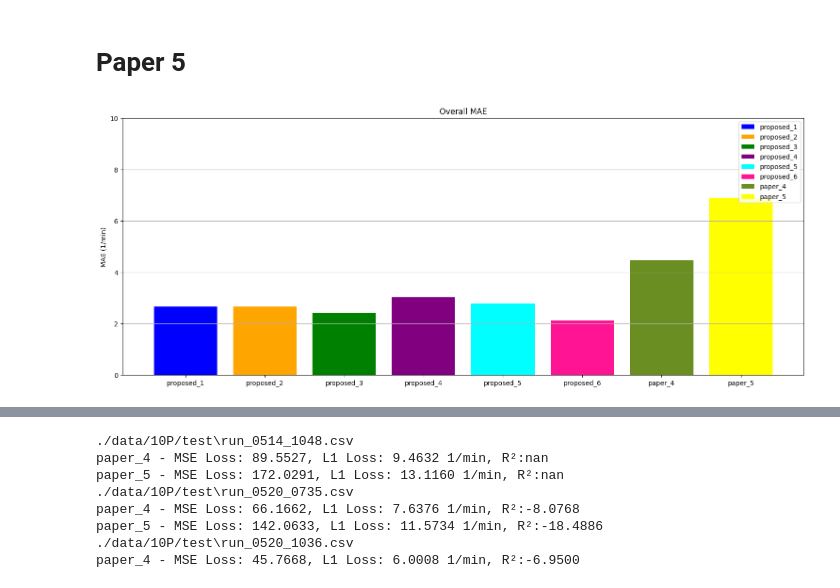
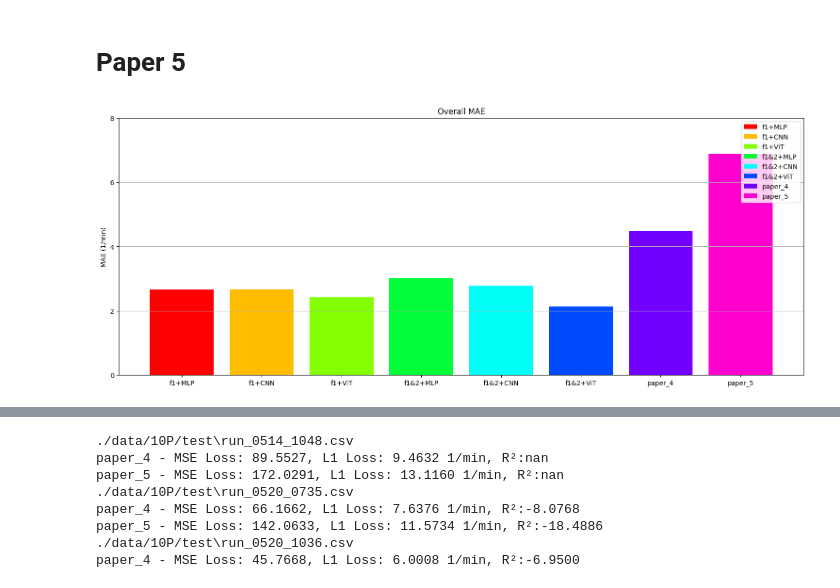
Before and after one commit to Yang-Yun-Yeh/RR-HR, a Jupyter notebook: paper.ipynb, the cells around one changed output, grey strips where cells are left out. Cells and saved outputs as stored; diff of their text form; code cells hidden in the pictures.

```diff
--- a/paper.ipynb
+++ b/paper.ipynb
@@ -543,12 +543,15 @@ def evaluate_paper_action(dir, models_name=["paper_4", "paper_5"], visualize=Tru
         draw_learning_results_action_relative(relative_mae, sigma_num=1, models_name=models_name)
 # %%
 def draw_overall_results(mae_test, models_name=None):
-    colors = ['blue', 'orange', 'green', 'purple', 'cyan', 'deeppink', 'olivedrab', 'yellow']
+    # colors = ['blue', 'orange', 'green', 'purple', 'cyan', 'deeppink', 'gray', 'yellow']
+    hsv = plt.get_cmap('hsv')
+    colors = hsv(np.linspace(0, 1.0, len(models_name)+1)) # n_components
+    # print(colors)
 
     col_num = 2
     row_num = 2
     fig = plt.figure(figsize=(15, 6), layout="constrained")
-    y_axis_upper = 10
+    y_axis_upper = 8
     delta_y = 2
 
     x = np.arange(len(models_name))
@@ -563,26 +566,9 @@ def draw_overall_results(mae_test, models_name=None):
     plt.title('Overall MAE')
     plt.legend(loc="upper right")
 
-
-    # # Draw bar plot
-    # for i, action in enumerate(action_ls):
-    #     ax = fig.add_subplot(spec[i // col_num , i % col_num])
-
-    #     for j, method in enumerate(method_ls):
-    #         plt.bar(x[j], mae_test[method][action], color=colors[j], label=method)
-
-
-    #     ax.set_title(f'{action}')
-    #     ax.legend(loc="upper right")
-    #     plt.xticks(x, method_ls)
-    #     ax.yaxis.grid(True)
-    #     ax.set_ylabel('MAE (1/min)')
-    #     ax.set_ylim(0, y_axis_upper)
-    #     ax.set_yticks(np.arange(0, y_axis_upper + delta_y, delta_y))
-
     plt.show()
 # %%
 draw_overall_results(mae_test=[2.662, 2.667, 2.428, 3.024, 2.781, 2.137, 4.4778, 6.888],
-                     models_name=['proposed_1', 'proposed_2', 'proposed_3', 'proposed_4', 'proposed_5', 'proposed_6', 'paper_4', 'paper_5'])
+                     models_name=['f1+MLP', 'f1+CNN', 'f1+ViT', 'f1&2+MLP', 'f1&2+CNN', 'f1&2+ViT', 'paper_4', 'paper_5'])
 # %% [output]
-[figure, old version]
+[figure, new version]
```
Also changed, not shown: parts of 1 cell of this notebook, 23 other files.
